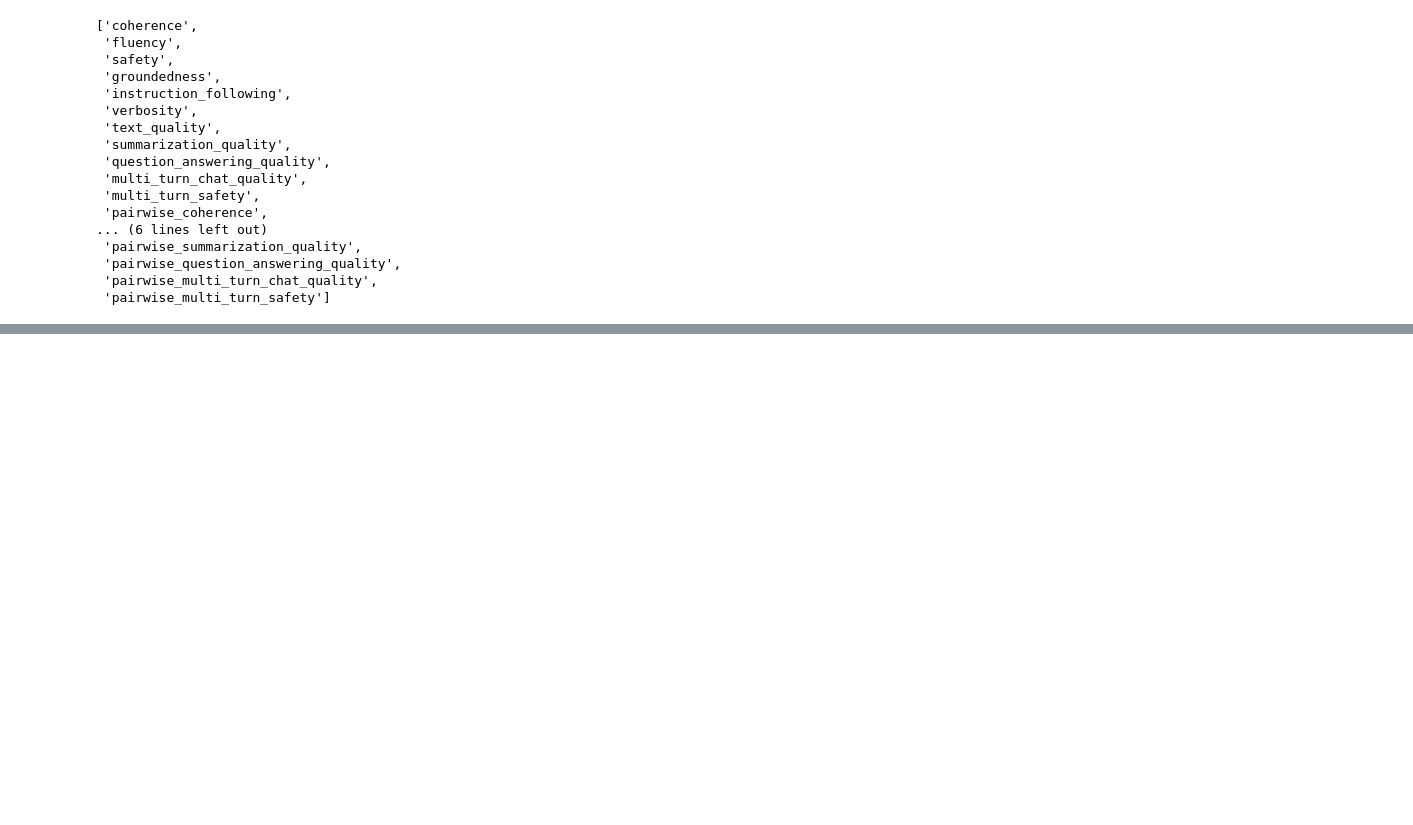
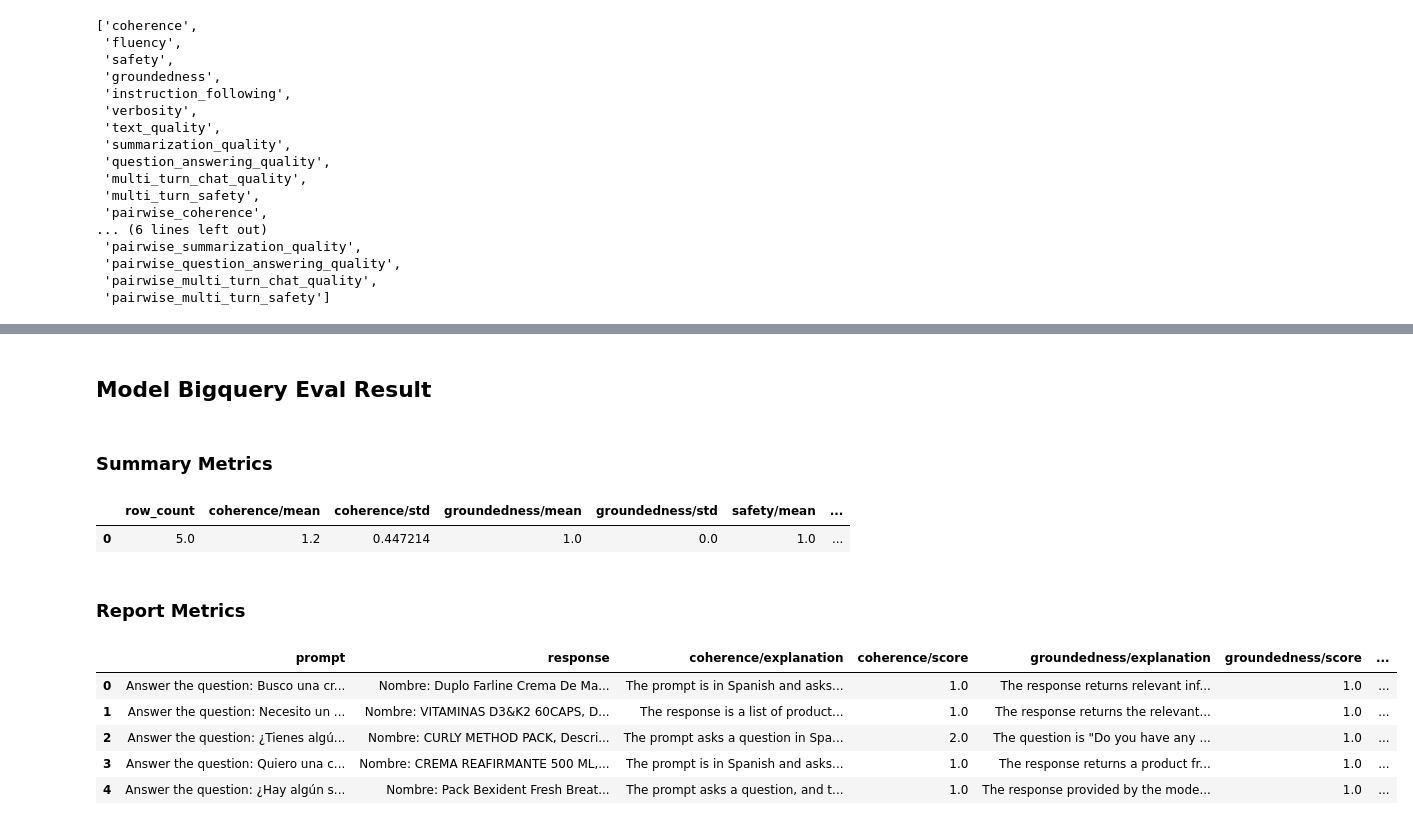
Before and after one commit to gabinoguera/cofaresapp, a Jupyter notebook: testing/testings_eval.ipynb, the cells around one changed output, grey strips where cells are left out. Cells and saved outputs as stored; diff of their text form; code cells hidden in the pictures; blank space fills up the shorter version.

Commit message:
Evaluation success

```diff
--- a/testing/testings_eval.ipynb
+++ b/testing/testings_eval.ipynb
@@ -280,0 +398,5 @@ INFO:vertexai.evaluation._evaluation:Evaluation Took:23.1440806669998 seconds
+# %%
+
+result_rag_bigquery = rag_eval_bigquery.evaluate()
+result_rag_rerank = rag_eval_rerank.evaluate()
+result_rag_gemini = rag_eval_gemini.evaluate()
@@ -281,3 +423,28 @@ INFO:vertexai.evaluation._evaluation:Evaluation Took:23.1440806669998 seconds
+# %%
+#------------- Display evaluation results -------------
+"""View summary results
+If you want to have an overall view of all the metrics from individual model's evaluation
+result in one table, you can use the display_eval_report() helper function."""
+
+display_eval_report(
+    (
+        "Model Bigquery Eval Result",
+        result_rag_bigquery.summary_metrics,
+        result_rag_bigquery.metrics_table,
+    )
+)
+# %% [output]
+## Model Bigquery Eval Result
+### Summary Metrics
+|  | row_count | coherence/mean | coherence/std | groundedness/mean | groundedness/std | safety/mean | ... |
+| 0 | 5.0 | 1.2 | 0.447214 | 1.0 | 0.0 | 1.0 | ... |
+### Report Metrics
+|  | prompt | response | coherence/explanation | coherence/score | groundedness/explanation | groundedness/score | ... |
+| 0 | Answer the question: Busco una cr... | Nombre: Duplo Farline Crema De Ma... | The prompt is in Spanish and asks... | 1.0 | The response returns relevant inf... | 1.0 | ... |
+| 1 | Answer the question: Necesito un ... | Nombre: VITAMINAS D3&K2 60CAPS, D... | The response is a list of product... | 1.0 | The response returns the relevant... | 1.0 | ... |
+| 2 | Answer the question: ¿Tienes algú... | Nombre: CURLY METHOD PACK, Descri... | The prompt asks a question in Spa... | 2.0 | The question is "Do you have any ... | 1.0 | ... |
+| 3 | Answer the question: Quiero una c... | Nombre: CREMA REAFIRMANTE 500 ML,... | The prompt is in Spanish and asks... | 1.0 | The response returns a product fr... | 1.0 | ... |
+| 4 | Answer the question: ¿Hay algún s... | Nombre: Pack Bexident Fresh Breat... | The prompt asks a question, and t... | 1.0 | The response provided by the mode... | 1.0 | ... |
 # %%
 #------------- Display evaluation results -------------
 """View summary results
```
Also changed, not shown: parts of 14 cells of this notebook, 1 other file.
